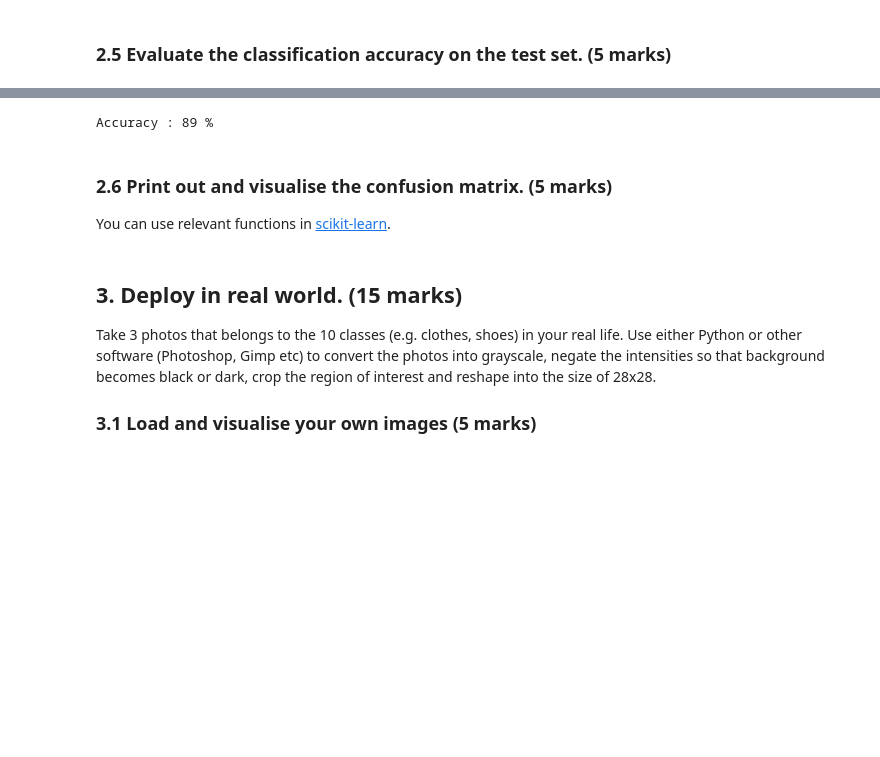
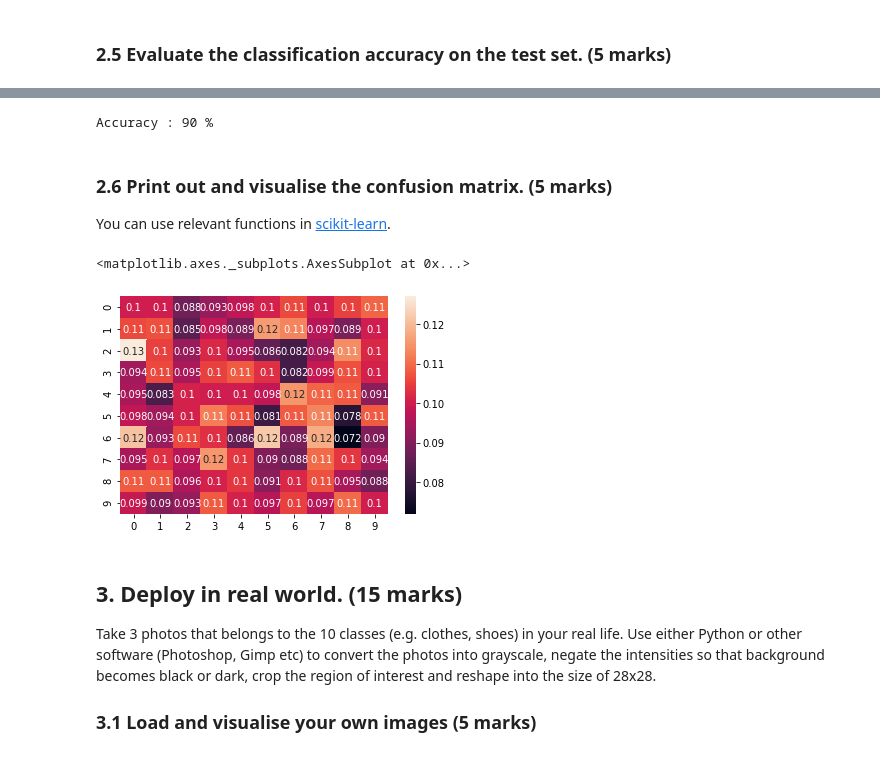
Before and after one commit to Audreydrey/Computer_Vision_2020, a Jupyter notebook: coursework_2/coursework_2.ipynb, the cells around one changed output, grey strips where cells are left out. Cells and saved outputs as stored; diff of their text form; code cells hidden in the pictures; blank space fills up the shorter version.

```diff
--- a/coursework_2/coursework_2.ipynb
+++ b/coursework_2/coursework_2.ipynb
@@ -213,19 +183,10 @@ class CNN(nn.Module):
 #instance of the Conv Net
 cnn = CNN()
 #loss function and optimizer
+epoch_num = 10
+rate = 1e-3
 criterion = nn.CrossEntropyLoss()
-optimizer = torch.optim.SGD(cnn.parameters(), lr=0.001,momentum=0.9, weight_decay= 1e-3)
-
-# def weight_init(m):
-#     if isinstance(m, nn.Conv2d):
-#         import math
-#         n = m.kernel_size[0] * m.kernel_size[1] * m.out_channels
-#         m.weight.data.normal_(0, math.sqrt(2. / n))
-#     elif isinstance(m, nn.BatchNorm2d):
-#         m.weight.data.fill_(1)
-#         m.bias.data.zero_()
-
-# cnn.apply(weight_init)
+optimizer = torch.optim.SGD(cnn.parameters(), lr=rate,momentum=0.9, weight_decay= 1e-3)
 # %% [markdown]
 ### 2.3 Start model training. (20 marks)
 
@@ -281,0 +255,22 @@ torch.save(cnn.state_dict(), PATH)
+# %%
+from pylab import *
+net = CNN()
+net.load_state_dict(torch.load(PATH))
+
+correct = 0.0
+total = 0.0
+pred = []
+#test_label is the true label
+
+t0 = time.perf_counter()
+
+for data in test_loader:
+    images, labels = data #a batch
+    outputs = net(images)
+    predicted = torch.max(outputs.data, 1)[1]
+    pred.extend(predicted)
+    total += labels.size(0)
+    correct += (predicted == labels).sum().item()
+
+t1 = time.perf_counter()
+print("time used in testing: {}".format(t1-t0))
@@ -314,20 +281,20 @@ Predicted:  Sneaker Trouser Sandal Ankle boot
-# %%
-correct = 0.0
-
-for data in test_loader:
-    images, labels = data
-    outputs = net(images)
-    predicted = torch.max(outputs.data, 1)[1]
-#     total += labels.size(0)
-    correct += (predicted == labels).sum().item()
-
-print('Accuracy : %d %%' % (
-    100. * correct / len(test_loader.dataset)))
-# %% [output]
-Accuracy : 89 %
+# %%
+print('Accuracy : %d %%' % (100.0 * correct / total))
+# %% [output]
+Accuracy : 90 %
 # %% [markdown]
 ### 2.6 Print out and visualise the confusion matrix. (5 marks)
 You can use relevant functions in [scikit-learn](https://scikit-learn.org/stable/modules/classes.html#module-sklearn.metrics).
+# %%
+from sklearn.metrics import confusion_matrix
+import seaborn as sns
+
+cmx = confusion_matrix(test_label, pred,normalize='true')
+
+sns.heatmap(cmx, annot=True)
+# %% [output]
+<matplotlib.axes._subplots.AxesSubplot at 0x...>
+[figure, added]
 # %% [markdown]
 ## 3. Deploy in real world. (15 marks)
 
```
Also changed, not shown: parts of 8 cells of this notebook, 1 other file.
